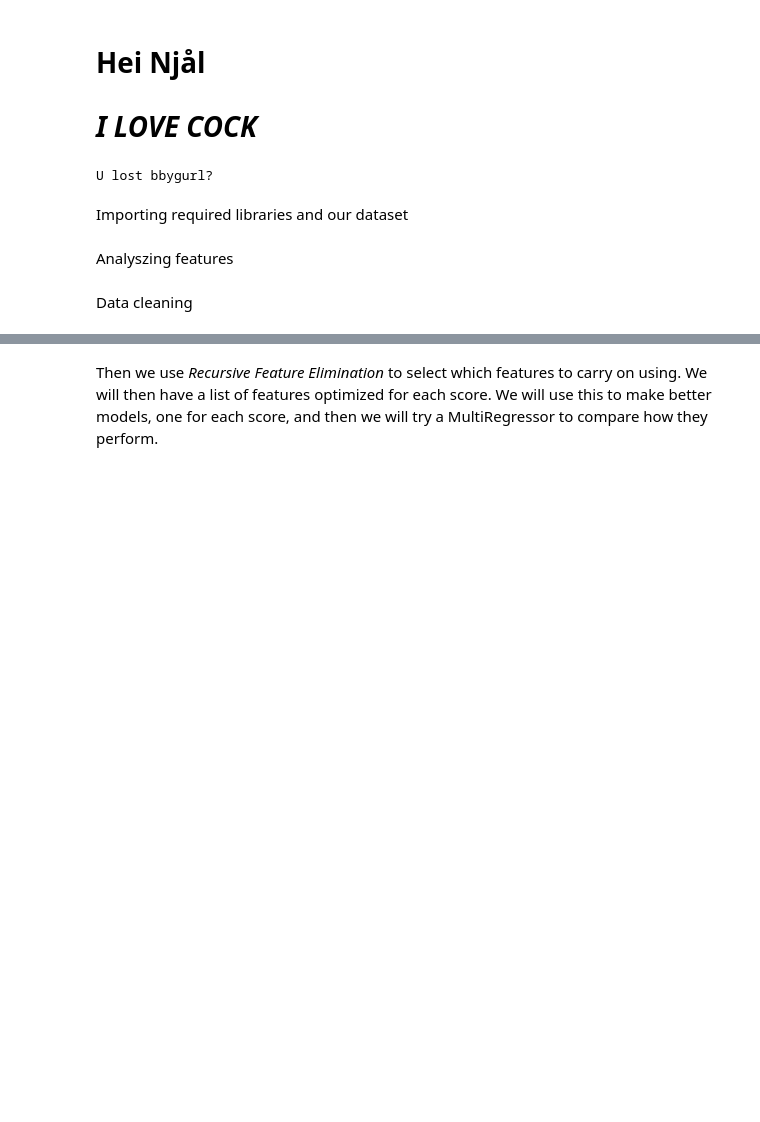
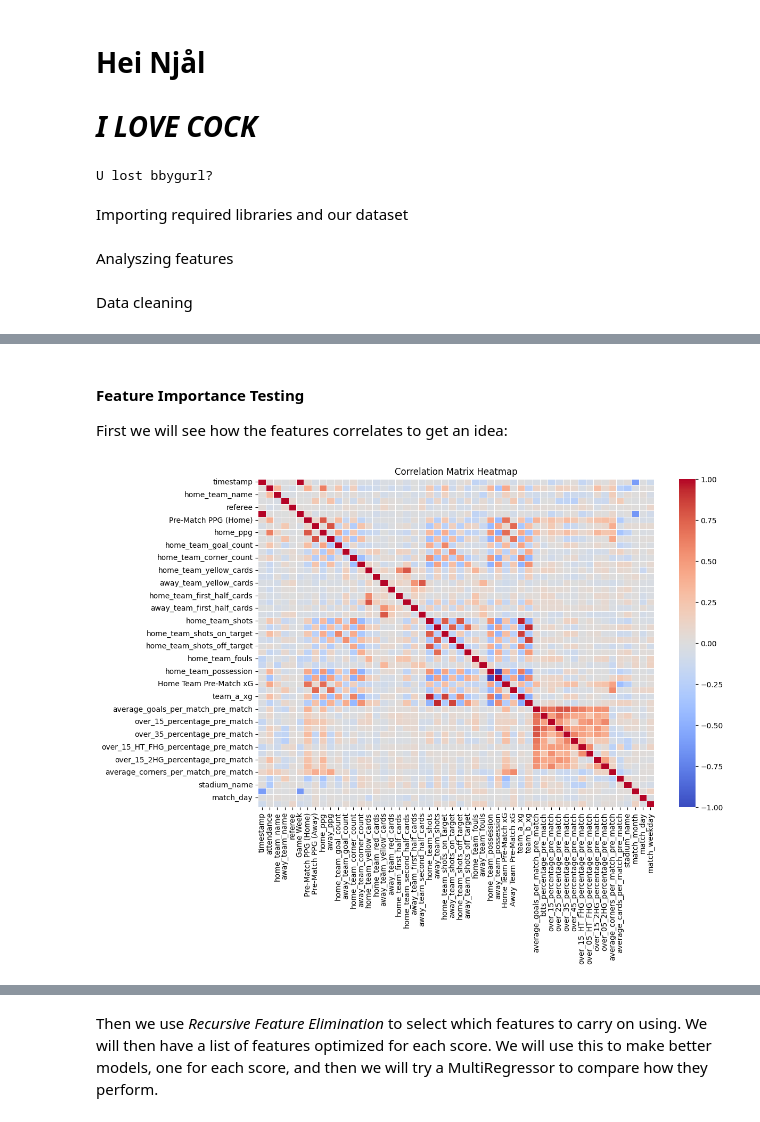
Before and after one commit to SanderBakke/MALIS_project, a Jupyter notebook: notebooks/notebook.ipynb, the cells around one changed output, grey strips where cells are left out. Saved outputs shown, nothing was run; the diff lists cells and outputs as text; code cells hidden in the pictures; blank space fills up the shorter version.

```diff
--- a/notebooks/notebook.ipynb
+++ b/notebooks/notebook.ipynb
@@ -92 +96,14 @@ df_filtered.sample(5)
+# %% [markdown]
+#### Feature Importance Testing
+First we will see how the features correlates to get an idea:
+# %%
+# Correlation Matrix
+plt.figure(figsize=(12, 8))
+correlation_matrix = df_filtered.corr()
+
+sns.heatmap(correlation_matrix, annot=False, cmap='coolwarm', linewidths=0.5)
+plt.title('Correlation Matrix Heatmap')
+plt.show()
+# %% [output]
+[figure, added]
 # %% [markdown]
```
Also changed, not shown: parts of 28 cells of this notebook.
